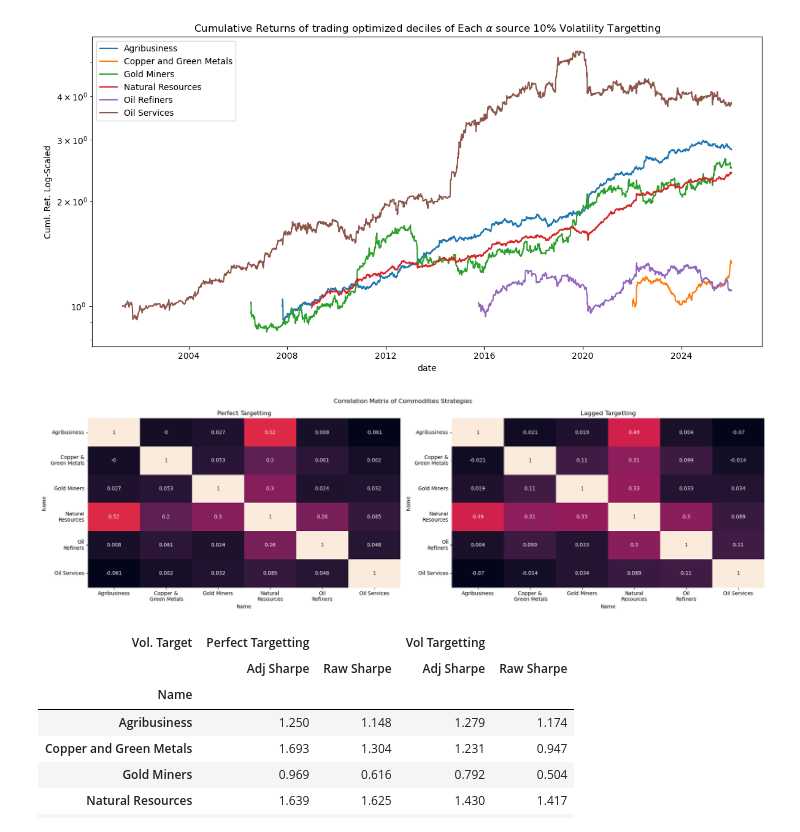
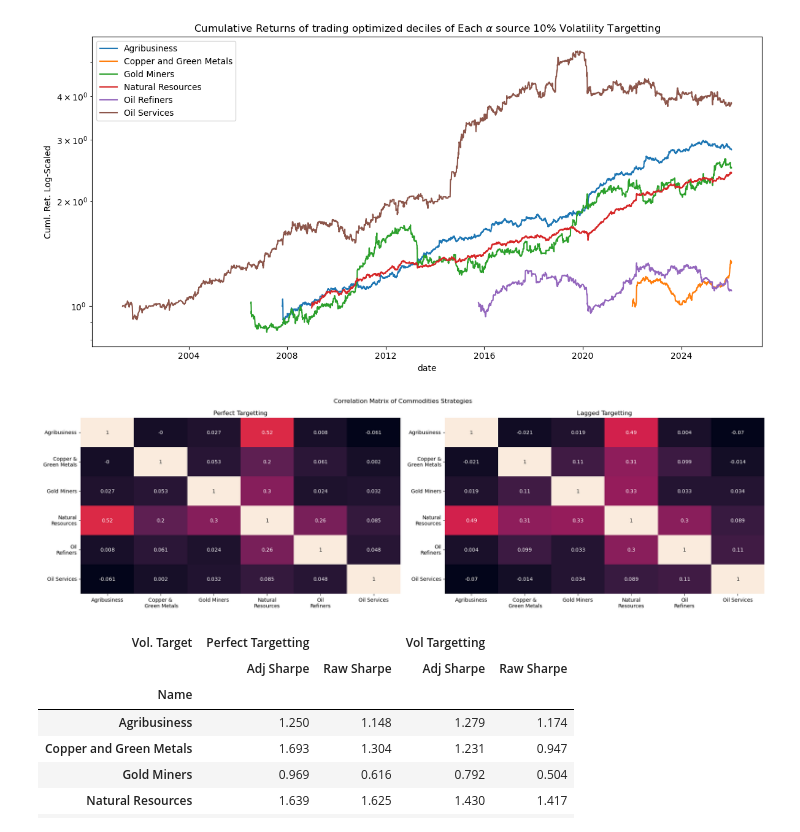
Before and after one commit to diegodalvarez/CommodityEquityAlpha, a Jupyter notebook: 1BaseModel.ipynb, the cells around one changed output. Cells and saved outputs as stored; diff of their text form; code cells hidden in the pictures.

```diff
--- a/1BaseModel.ipynb
+++ b/1BaseModel.ipynb
@@ -505,34 +515,39 @@ df_combined = (pd.concat([
     df_perf_name_rtn, df_name_rtn]).
     reset_index())
 
 groups    = df_combined.group.drop_duplicates().sort_values().to_list()
 fig, axes = plt.subplots(ncols = len(groups), figsize = (20,6))
 
 renamer = {
     "perf"      : "Perfect Targetting",
     "vol_target": "Lagged Targetting"}
 
 for group, ax in zip(groups, axes.flatten()):
 
     df_corr = (df_combined.query(
         "group == @group").
         assign(Name = lambda x: x.Name.str.replace("and", "&\n").str.replace("l R", "l\nR")).
         pivot(index = "date", columns = "Name", values = "rtn").
         corr().
         apply(lambda x: np.round(x,3)))
 
     sns.heatmap(
         data  = df_corr,
         annot = True,
         ax    = ax,
         cbar  = False)
 
     ax.set_title(renamer[group])
+    ax.set_xlabel("")
+    ax.set_ylabel("")
 
 fig.suptitle("Correlation Matrix of Commodities Strategies")
 plt.tight_layout()
+
+out_path = os.path.join("latex", "CorrelationMatrix.png")
+fig.savefig(out_path, dpi = 300)
 # %% [output]
-[figure, old version]
+[figure, new version]
 # %%
 display(pd.concat([
     df_perf_name_rtn, df_name_rtn]).
```
Also changed, not shown: parts of 4 cells of this notebook, 1 other file.
